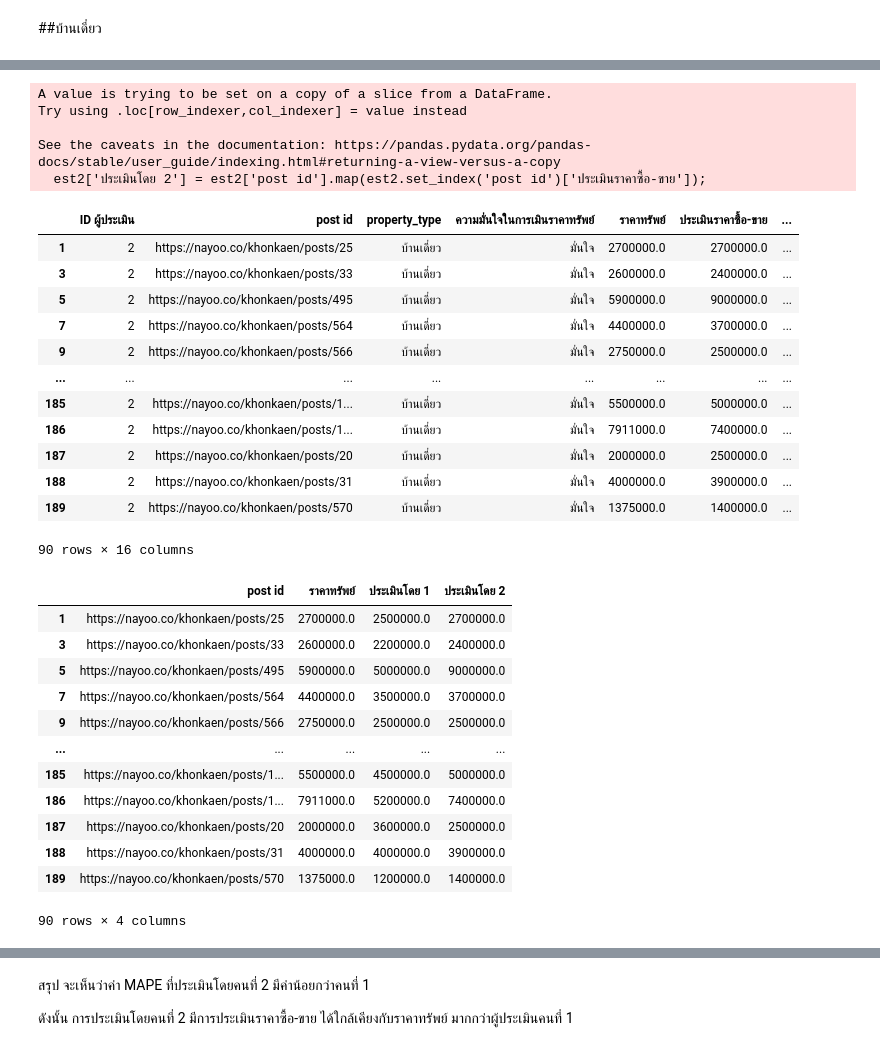
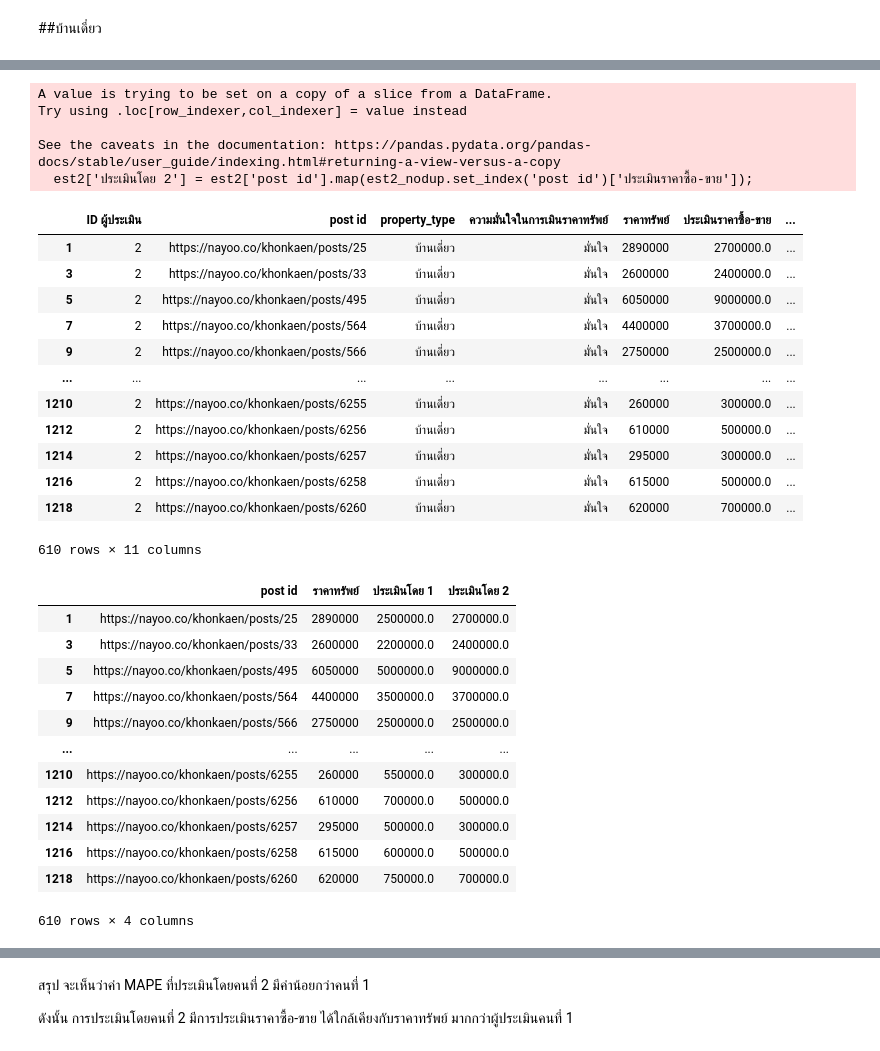
Before and after one commit to nannthd/bsc_dpdm22, a Jupyter notebook: [dataprep1] property estimator.ipynb, the cells around one changed output, grey strips where cells are left out. Drawn from its saved outputs; the diff is of its cells as text; code cells hidden in the pictures.

```diff
--- a/[dataprep1] property estimator.ipynb
+++ b/[dataprep1] property estimator.ipynb
@@ -60,3 +10,11 @@ office.head()
+# %%
+# วิธี jtmeawNo1
+link = 'https://docs.google.com/spreadsheets/d/1Wi3aLHRjFVH1B7TNrbjfrJ_2dxLAfHgAflNhkRlCmUU/export?format=xlsx'
+detachedhouse = pd.read_excel(link,sheet_name='บ้าน')
+land = pd.read_excel(link,sheet_name='ที่ดิน')
+condo = pd.read_excel(link,sheet_name='คอนโด')
+townhome = pd.read_excel(link,sheet_name='ทาวน์โฮม')
+office = pd.read_excel(link,sheet_name='อาคารพาณิชย์')
 # %% [markdown]
 #สรุปข้อมูลนักประเมินแต่ละคน โดยพิจารณาจาก ความมั่นใจในการประเมิน ประเมินราคาซื้อ-ขาย ให้คะแนนทรัพย์
 # %% [markdown]
@@ -187,5 +145,8 @@ detachedhouse
+# %%
+est1_nodup = est1.drop_duplicates(subset=['ราคาทรัพย์','ประเมินราคาซื้อ-ขาย'])
+est2_nodup = est2.drop_duplicates(subset=['ราคาทรัพย์','ประเมินราคาซื้อ-ขาย'])
 # %%
-est2['ประเมินโดย 1'] = est2['post id'].map(est1.set_index('post id')['ประเมินราคาซื้อ-ขาย']);
+est2['ประเมินโดย 1'] = est2['post id'].map(est1_nodup.set_index('post id')['ประเมินราคาซื้อ-ขาย']);
 est2
 # %% [output]
 A value is trying to be set on a copy of a slice from a DataFrame.
@@ -209,42 +170,42 @@ See the caveats in the documentation: https://pandas.pydata.org/pandas-docs/stab
 # %%
-est2['ประเมินโดย 2'] = est2['post id'].map(est2.set_index('post id')['ประเมินราคาซื้อ-ขาย']);
+est2['ประเมินโดย 2'] = est2['post id'].map(est2_nodup.set_index('post id')['ประเมินราคาซื้อ-ขาย']);
 est2
 # %% [output]
 A value is trying to be set on a copy of a slice from a DataFrame.
 Try using .loc[row_indexer,col_indexer] = value instead
 
 See the caveats in the documentation: https://pandas.pydata.org/pandas-docs/stable/user_guide/indexing.html#returning-a-view-versus-a-copy
-  est2['ประเมินโดย 2'] = est2['post id'].map(est2.set_index('post id')['ประเมินราคาซื้อ-ขาย']);
+  est2['ประเมินโดย 2'] = est2['post id'].map(est2_nodup.set_index('post id')['ประเมินราคาซื้อ-ขาย']);
 |  | ID ผู้ประเมิน | post id | property_type | ความมั่นใจในการเมินราคาทรัพย์ | ราคาทรัพย์ | ประเมินราคาซื้อ-ขาย | ... |
-| 1 | 2 | https://nayoo.co/khonkaen/posts/25 | บ้านเดี่ยว | มั่นใจ | 2700000.0 | 2700000.0 | ... |
-| 3 | 2 | https://nayoo.co/khonkaen/posts/33 | บ้านเดี่ยว | มั่นใจ | 2600000.0 | 2400000.0 | ... |
-| 5 | 2 | https://nayoo.co/khonkaen/posts/495 | บ้านเดี่ยว | มั่นใจ | 5900000.0 | 9000000.0 | ... |
-| 7 | 2 | https://nayoo.co/khonkaen/posts/564 | บ้านเดี่ยว | มั่นใจ | 4400000.0 | 3700000.0 | ... |
-| 9 | 2 | https://nayoo.co/khonkaen/posts/566 | บ้านเดี่ยว | มั่นใจ | 2750000.0 | 2500000.0 | ... |
+| 1 | 2 | https://nayoo.co/khonkaen/posts/25 | บ้านเดี่ยว | มั่นใจ | 2890000 | 2700000.0 | ... |
+| 3 | 2 | https://nayoo.co/khonkaen/posts/33 | บ้านเดี่ยว | มั่นใจ | 2600000 | 2400000.0 | ... |
+| 5 | 2 | https://nayoo.co/khonkaen/posts/495 | บ้านเดี่ยว | มั่นใจ | 6050000 | 9000000.0 | ... |
+| 7 | 2 | https://nayoo.co/khonkaen/posts/564 | บ้านเดี่ยว | มั่นใจ | 4400000 | 3700000.0 | ... |
+| 9 | 2 | https://nayoo.co/khonkaen/posts/566 | บ้านเดี่ยว | มั่นใจ | 2750000 | 2500000.0 | ... |
 | ... | ... | ... | ... | ... | ... | ... | ... |
-| 185 | 2 | https://nayoo.co/khonkaen/posts/1... | บ้านเดี่ยว | มั่นใจ | 5500000.0 | 5000000.0 | ... |
-| 186 | 2 | https://nayoo.co/khonkaen/posts/1... | บ้านเดี่ยว | มั่นใจ | 7911000.0 | 7400000.0 | ... |
-| 187 | 2 | https://nayoo.co/khonkaen/posts/20 | บ้านเดี่ยว | มั่นใจ | 2000000.0 | 2500000.0 | ... |
-| 188 | 2 | https://nayoo.co/khonkaen/posts/31 | บ้านเดี่ยว | มั่นใจ | 4000000.0 | 3900000.0 | ... |
-| 189 | 2 | https://nayoo.co/khonkaen/posts/570 | บ้านเดี่ยว | มั่นใจ | 1375000.0 | 1400000.0 | ... |
+| 1210 | 2 | https://nayoo.co/khonkaen/posts/6255 | บ้านเดี่ยว | มั่นใจ | 260000 | 300000.0 | ... |
+| 1212 | 2 | https://nayoo.co/khonkaen/posts/6256 | บ้านเดี่ยว | มั่นใจ | 610000 | 500000.0 | ... |
+| 1214 | 2 | https://nayoo.co/khonkaen/posts/6257 | บ้านเดี่ยว | มั่นใจ | 295000 | 300000.0 | ... |
+| 1216 | 2 | https://nayoo.co/khonkaen/posts/6258 | บ้านเดี่ยว | มั่นใจ | 615000 | 500000.0 | ... |
+| 1218 | 2 | https://nayoo.co/khonkaen/posts/6260 | บ้านเดี่ยว | มั่นใจ | 620000 | 700000.0 | ... |
-90 rows × 16 columns
+610 rows × 11 columns
 # %%
 table1 = est2[['post id','ราคาทรัพย์','ประเมินโดย 1','ประเมินโดย 2']]
 table1
 # %% [output]
 |  | post id | ราคาทรัพย์ | ประเมินโดย 1 | ประเมินโดย 2 |
-| 1 | https://nayoo.co/khonkaen/posts/25 | 2700000.0 | 2500000.0 | 2700000.0 |
-| 3 | https://nayoo.co/khonkaen/posts/33 | 2600000.0 | 2200000.0 | 2400000.0 |
-| 5 | https://nayoo.co/khonkaen/posts/495 | 5900000.0 | 5000000.0 | 9000000.0 |
-| 7 | https://nayoo.co/khonkaen/posts/564 | 4400000.0 | 3500000.0 | 3700000.0 |
-| 9 | https://nayoo.co/khonkaen/posts/566 | 2750000.0 | 2500000.0 | 2500000.0 |
+| 1 | https://nayoo.co/khonkaen/posts/25 | 2890000 | 2500000.0 | 2700000.0 |
+| 3 | https://nayoo.co/khonkaen/posts/33 | 2600000 | 2200000.0 | 2400000.0 |
+| 5 | https://nayoo.co/khonkaen/posts/495 | 6050000 | 5000000.0 | 9000000.0 |
+| 7 | https://nayoo.co/khonkaen/posts/564 | 4400000 | 3500000.0 | 3700000.0 |
+| 9 | https://nayoo.co/khonkaen/posts/566 | 2750000 | 2500000.0 | 2500000.0 |
 | ... | ... | ... | ... | ... |
-| 185 | https://nayoo.co/khonkaen/posts/1... | 5500000.0 | 4500000.0 | 5000000.0 |
-| 186 | https://nayoo.co/khonkaen/posts/1... | 7911000.0 | 5200000.0 | 7400000.0 |
-| 187 | https://nayoo.co/khonkaen/posts/20 | 2000000.0 | 3600000.0 | 2500000.0 |
-| 188 | https://nayoo.co/khonkaen/posts/31 | 4000000.0 | 4000000.0 | 3900000.0 |
-| 189 | https://nayoo.co/khonkaen/posts/570 | 1375000.0 | 1200000.0 | 1400000.0 |
+| 1210 | https://nayoo.co/khonkaen/posts/6255 | 260000 | 550000.0 | 300000.0 |
+| 1212 | https://nayoo.co/khonkaen/posts/6256 | 610000 | 700000.0 | 500000.0 |
+| 1214 | https://nayoo.co/khonkaen/posts/6257 | 295000 | 500000.0 | 300000.0 |
+| 1216 | https://nayoo.co/khonkaen/posts/6258 | 615000 | 600000.0 | 500000.0 |
+| 1218 | https://nayoo.co/khonkaen/posts/6260 | 620000 | 750000.0 | 700000.0 |
-90 rows × 4 columns
+610 rows × 4 columns
 # %%
 table1 = table1.fillna(value={'ประเมินโดย 2':est2['ประเมินโดย 2'].mean()})
 table1
```
Also changed, not shown: parts of 86 cells of this notebook.
